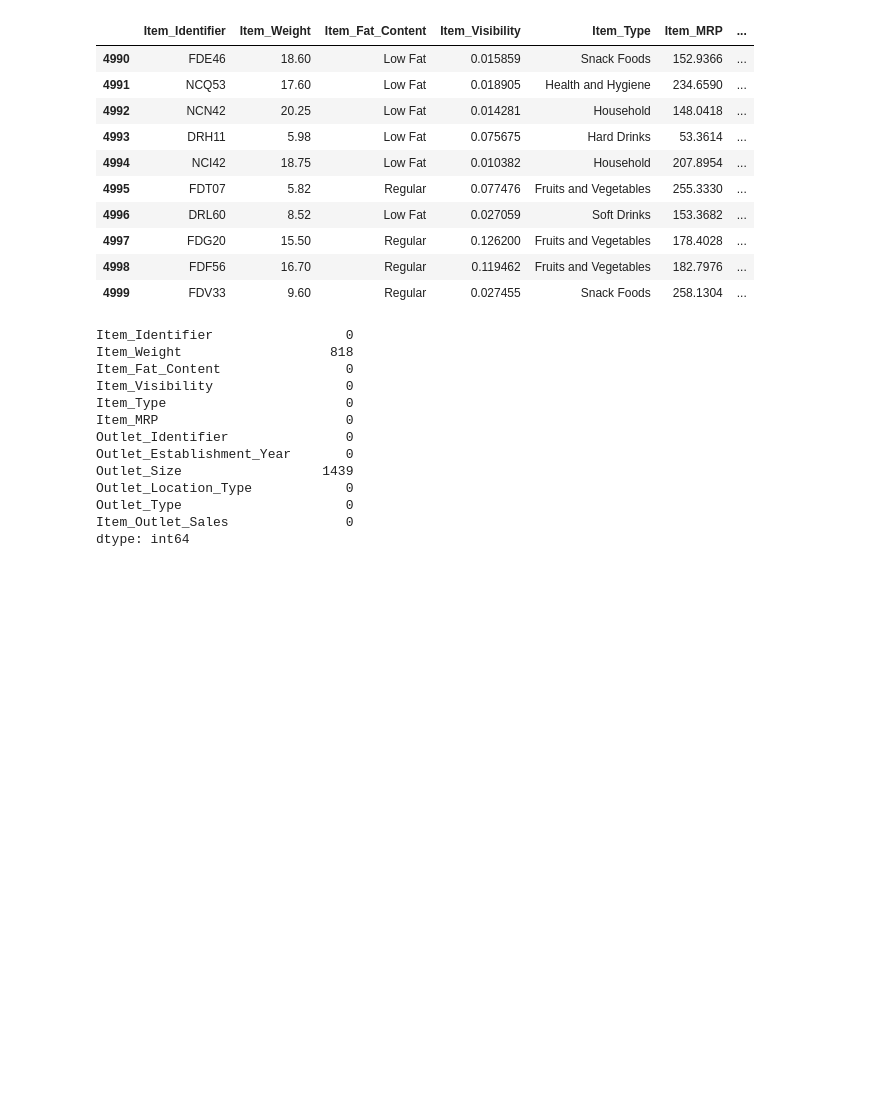
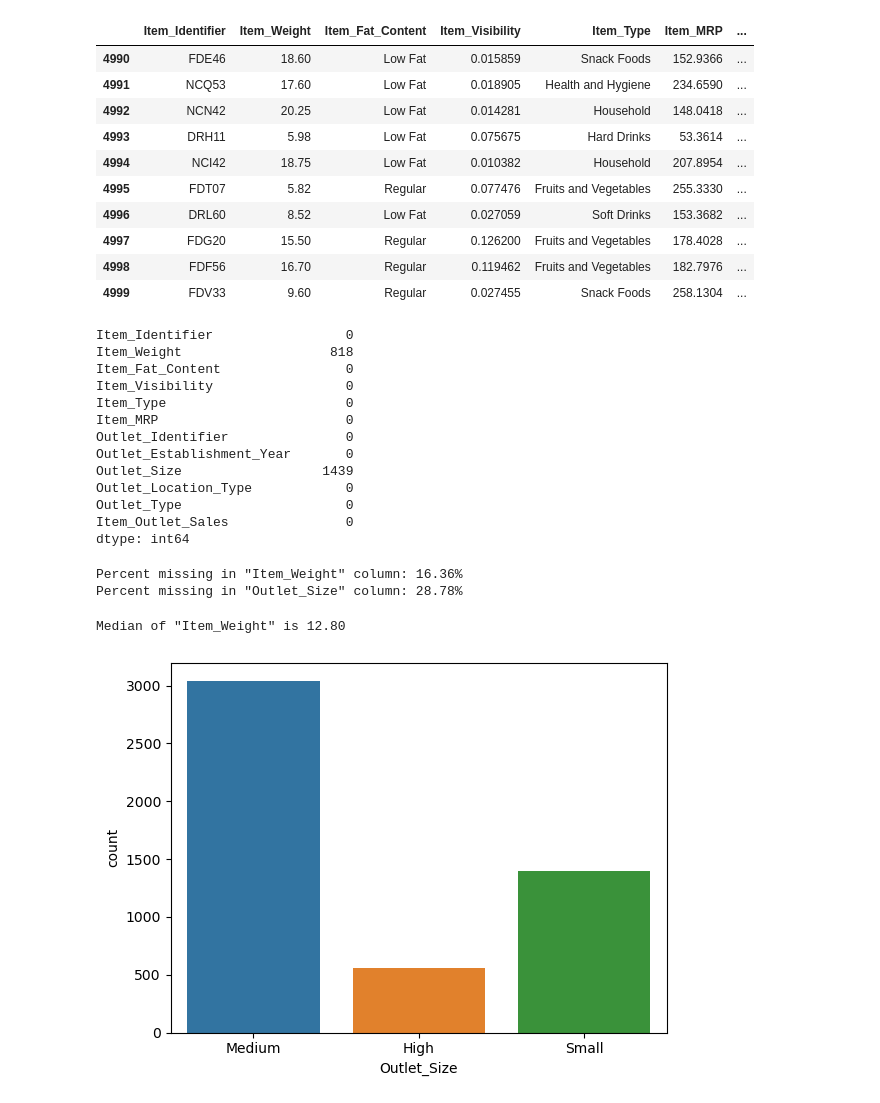
Before and after one commit to kristofferskvam/DAVE3625, a Jupyter notebook: Oblig1/test.ipynb, the cells around one changed output. Cells and saved outputs as stored; diff of their text form; code cells hidden in the pictures; blank space fills up the shorter version.

Commit message:
Oblig Task 1-4

```diff
--- a/Oblig1/test.ipynb
+++ b/Oblig1/test.ipynb
@@ -57,3 +60,24 @@ Outlet_Location_Type            0
 Outlet_Type                     0
 Item_Outlet_Sales               0
 dtype: int64
+# %%
+print('Percent missing in "Item_Weight" column: %.2f%%' %((Grc_df['Item_Weight'].isnull().sum()/Grc_df.shape[0])*100))
+print('Percent missing in "Outlet_Size" column: %.2f%%' %((Grc_df['Outlet_Size'].isnull().sum()/Grc_df.shape[0])*100))
+# %% [output]
+Percent missing in "Item_Weight" column: 16.36%
+Percent missing in "Outlet_Size" column: 28.78%
+# %%
+# Find median item weight
+print('Median of "Item_Weight" is %.2f' %(Grc_df["Item_Weight"].median(skipna=True)))
+# %% [output]
+Median of "Item_Weight" is 12.80
+# %%
+# Fill missing Item_Weight values with median weight.
+Grc_df["Item_Weight"] = Grc_df["Item_Weight"].fillna(Grc_df["Item_Weight"].median())
+# %%
+# Find most common value in Outlet_Size, completes both tasks 2 and 3.
+# 3 Outlet sizes, small is minimum, high is maximum.
+sns.countplot(x='Outlet_Size', data=Grc_df, hue='Outlet_Size')
+plt.show()
+# %% [output]
+[figure, added]
```
Also changed, not shown: parts of 6 cells of this notebook, 1 other file.
